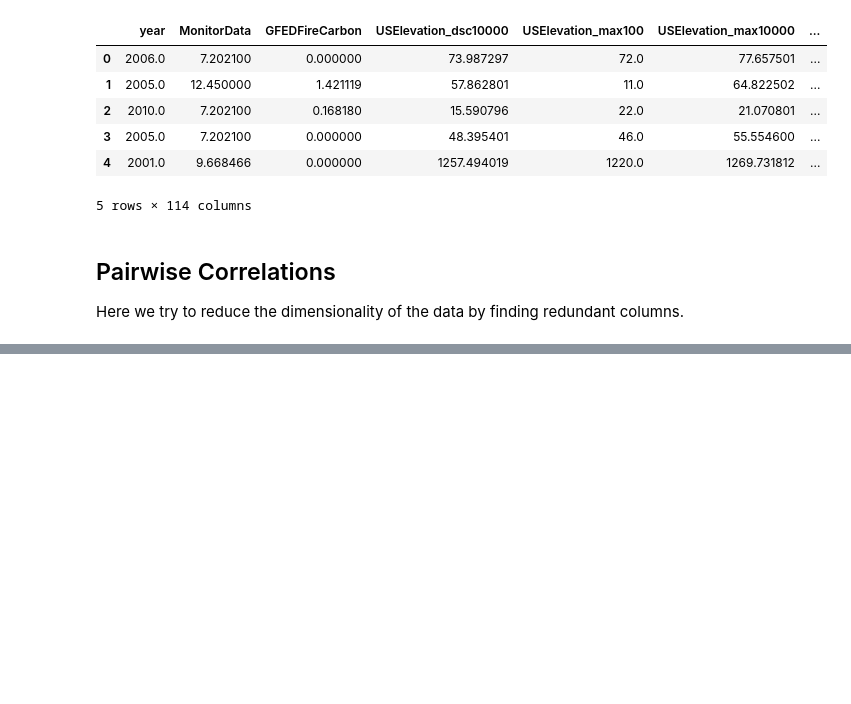
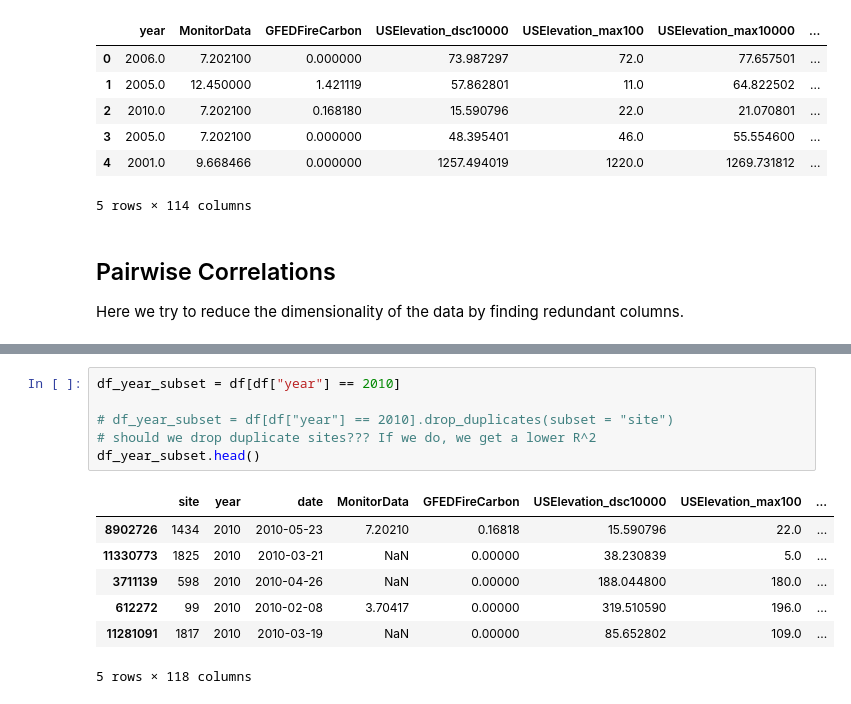
Before and after one commit to chase130101/airpred, a Jupyter notebook: eda/justin_EDA.ipynb, the cells around one changed output, grey strips where cells are left out. Drawn from its saved outputs; the diff is of its cells as text; blank space fills up the shorter version.

```diff
--- a/eda/justin_EDA.ipynb
+++ b/eda/justin_EDA.ipynb
@@ -298,0 +322,14 @@ Predictors displaying strong positive/negative correlations: ['MOD11A1_LST_Night
+# %%
+df_year_subset = df[df["year"] == 2010]
+
+# df_year_subset = df[df["year"] == 2010].drop_duplicates(subset = "site")
+# should we drop duplicate sites??? If we do, we get a lower R^2
+df_year_subset.head()
+# %% [output]
+|  | site | year | date | MonitorData | GFEDFireCarbon | USElevation_dsc10000 | USElevation_max100 | ... |
+| 8902726 | 1434 | 2010 | 2010-05-23 | 7.20210 | 0.16818 | 15.590796 | 22.0 | ... |
+| 11330773 | 1825 | 2010 | 2010-03-21 | NaN | 0.00000 | 38.230839 | 5.0 | ... |
+| 3711139 | 598 | 2010 | 2010-04-26 | NaN | 0.00000 | 188.044800 | 180.0 | ... |
+| 612272 | 99 | 2010 | 2010-02-08 | 3.70417 | 0.00000 | 319.510590 | 196.0 | ... |
+| 11281091 | 1817 | 2010 | 2010-03-19 | NaN | 0.00000 | 85.652802 | 109.0 | ... |
+5 rows × 118 columns
```
Also changed, not shown: parts of 19 cells of this notebook.
